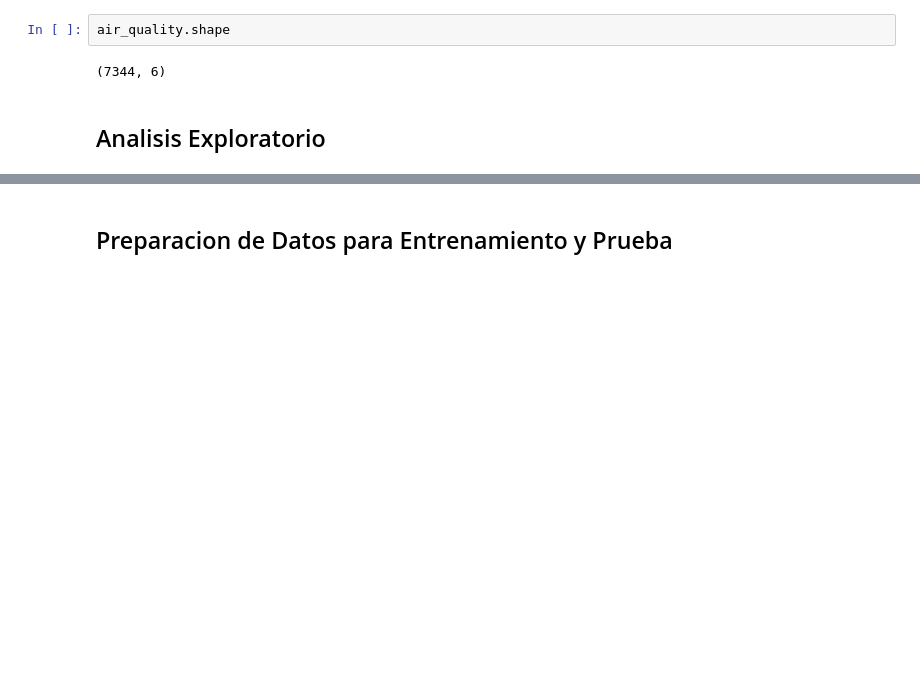
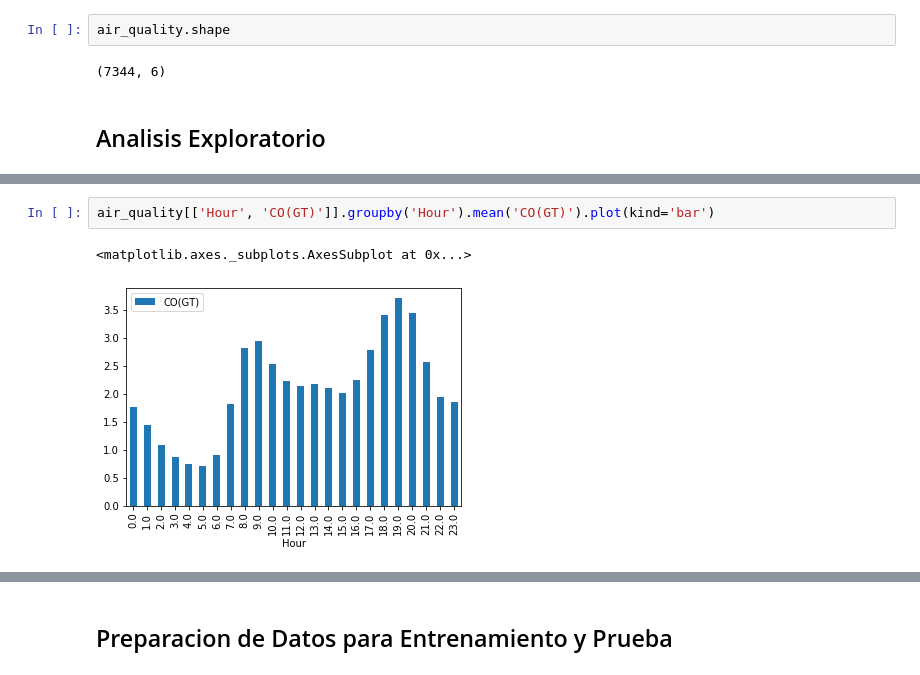
Before and after one commit to Axel9994/Prediccion-de-Dioxido-de-Carbono-en-Aire, a Jupyter notebook: Prediccion de Dioxido de Carbono en Aire.ipynb, the cells around one changed output, grey strips where cells are left out. Drawn from its saved outputs; the diff is of its cells as text; blank space fills up the shorter version.

```diff
--- a/Prediccion de Dioxido de Carbono en Aire.ipynb
+++ b/Prediccion de Dioxido de Carbono en Aire.ipynb
@@ -142,0 +148,5 @@ air_quality.shape
+# %%
+air_quality[['Hour', 'CO(GT)']].groupby('Hour').mean('CO(GT)').plot(kind='bar')
+# %% [output]
+<matplotlib.axes._subplots.AxesSubplot at 0x...>
+[figure, added]
```
Also changed, not shown: parts of 29 cells of this notebook, 1 other file.
